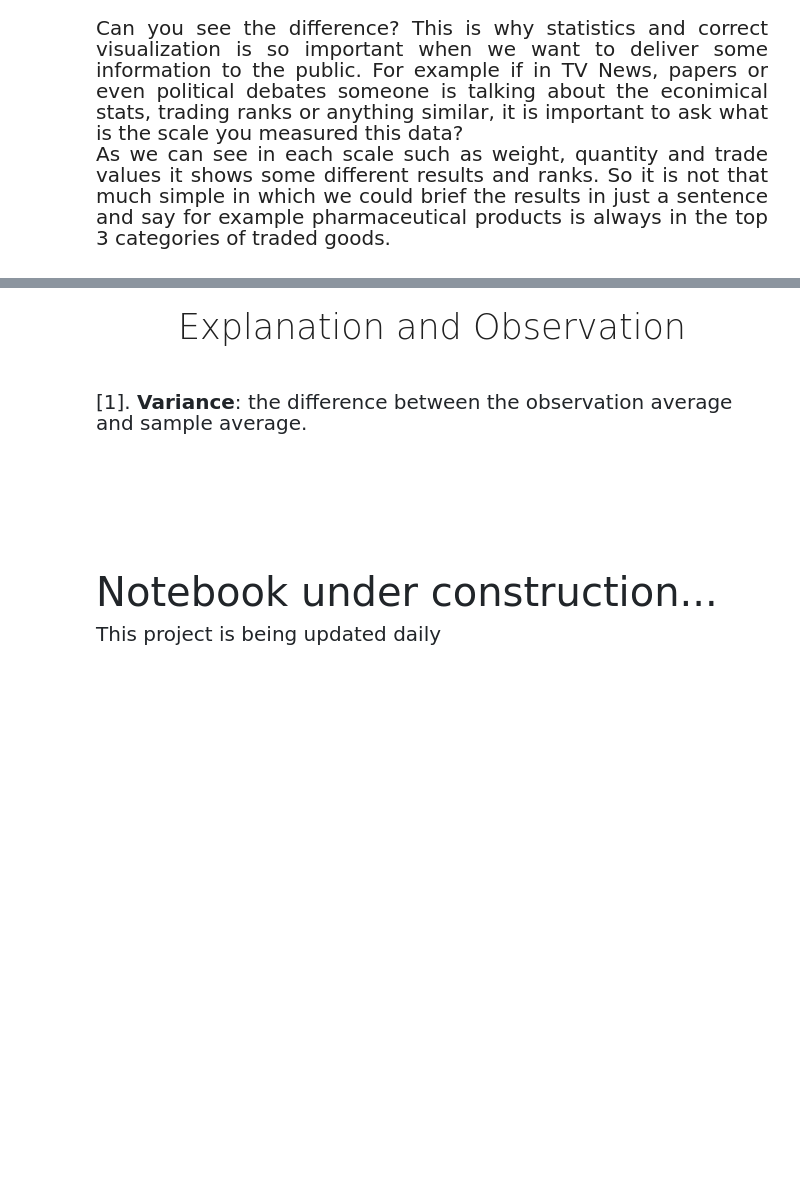
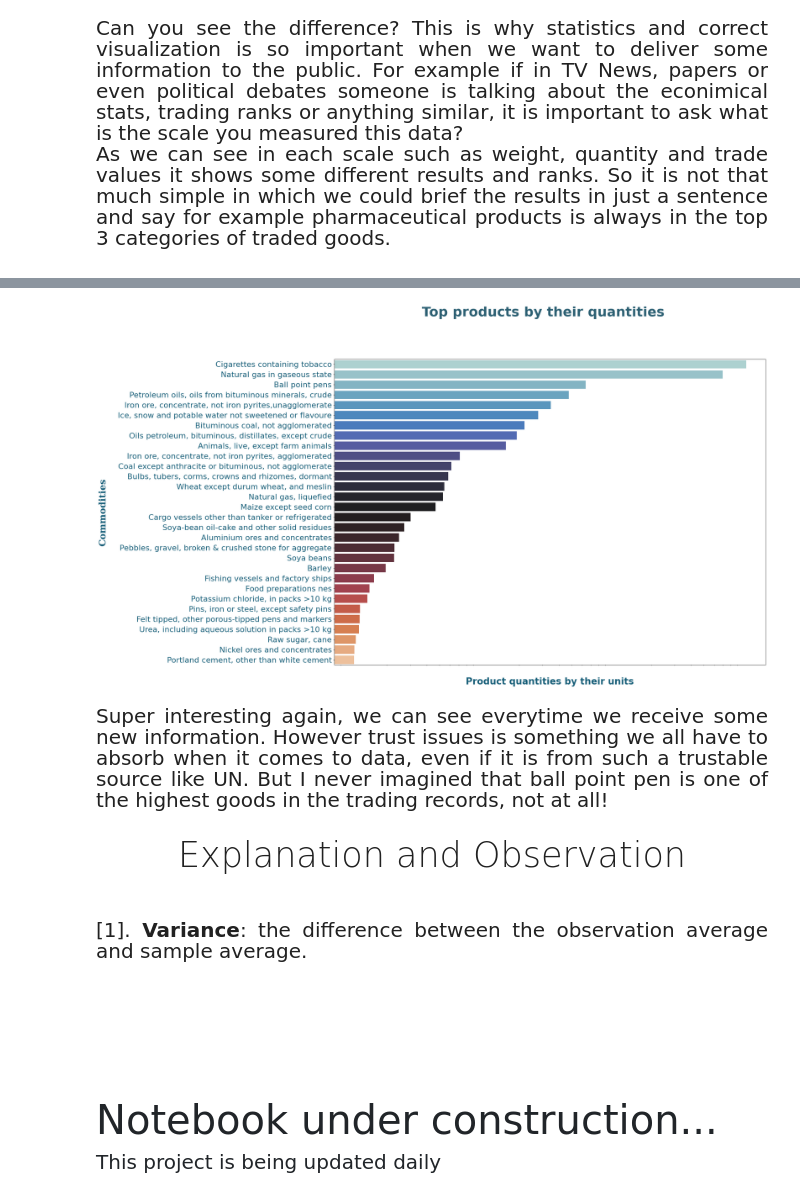
Before and after one commit to Persabras/Notebooks, a Jupyter notebook: global_trading_project_1988-present.ipynb, the cells around one changed output, grey strips where cells are left out. Saved outputs shown, nothing was run; the diff lists cells and outputs as text; code cells hidden in the pictures; blank space fills up the shorter version.

Commit message:
Kaggle Notebook | Global Trading Project (1988-Present) | Version 16

```diff
--- a/global_trading_project_1988-present.ipynb
+++ b/global_trading_project_1988-present.ipynb
@@ -781,3 +868,36 @@ As we can see in each scale such as weight, quantity and trade values it shows s
+# %%
+plt.subplots(figsize=(22,16))
+sns.barplot(data=ctcq, x='quantity', y='commodity', palette='icefire')
+plt.xscale('log')
+
+plt.yticks(rotation=0, color='#145B75', ticks=None, fontsize=22)
+plt.xticks([])
+
+plt.xlabel('Product quantities by their units',
+           fontsize=26,
+          fontweight='bold',
+           labelpad=30,
+          color='#145B75')
+plt.ylabel('Commodities',
+          fontsize=26,
+           fontfamily='serif',
+          fontweight='bold',
+           labelpad=30,
+          color='#145B75')
+
+plt.suptitle(
+    "Top products by their quantities",
+    fontsize=38,
+    fontweight='bold',
+    ha="center",
+    y=1.01,
+    color='#2B5E71')
+
+plt.show()
+# %% [output]
+[figure, added]
+# %% [markdown]
+<div style="width:100%;font-family: Optima; font-size: 20px; font-weight: 400; line-height: 1.5; text-align: justify;">Super interesting again, we can see everytime we receive some new information. However trust issues is something we all have to absorb when it comes to data, even if it is from such a trustable source like UN. But I never imagined that ball point pen is one of the highest goods in the trading records, not at all!</div>
 # %% [markdown]
 <a id="expl"></a><div style="width:100%;text-align: center; font-size:35px; font-family:Optima; font-weight:300; height: 30px; text-shadow: 4px 4px 4px #aaa">Explanation and Observation</div>
 
@@ -785,7 +905,7 @@ As we can see in each scale such as weight, quantity and trade values it shows s
 <br>
 
 
-<div style="width:100%;font-family: Optima; font-size: 20px; font-weight: 400; line-height: 1.5; color: #212529; text-align: left;">[1].   <b>Variance</b>: the difference between the observation average and sample average.</div>
+<div style="width:100%;font-family: Optima; font-size: 20px; font-weight: 400; line-height: 1.5; text-align: justify;">[1].   <b>Variance</b>: the difference between the observation average and sample average.</div>
 # %% [markdown]
 <br>
 <br>
```
Also changed, not shown: parts of 6 cells of this notebook.
